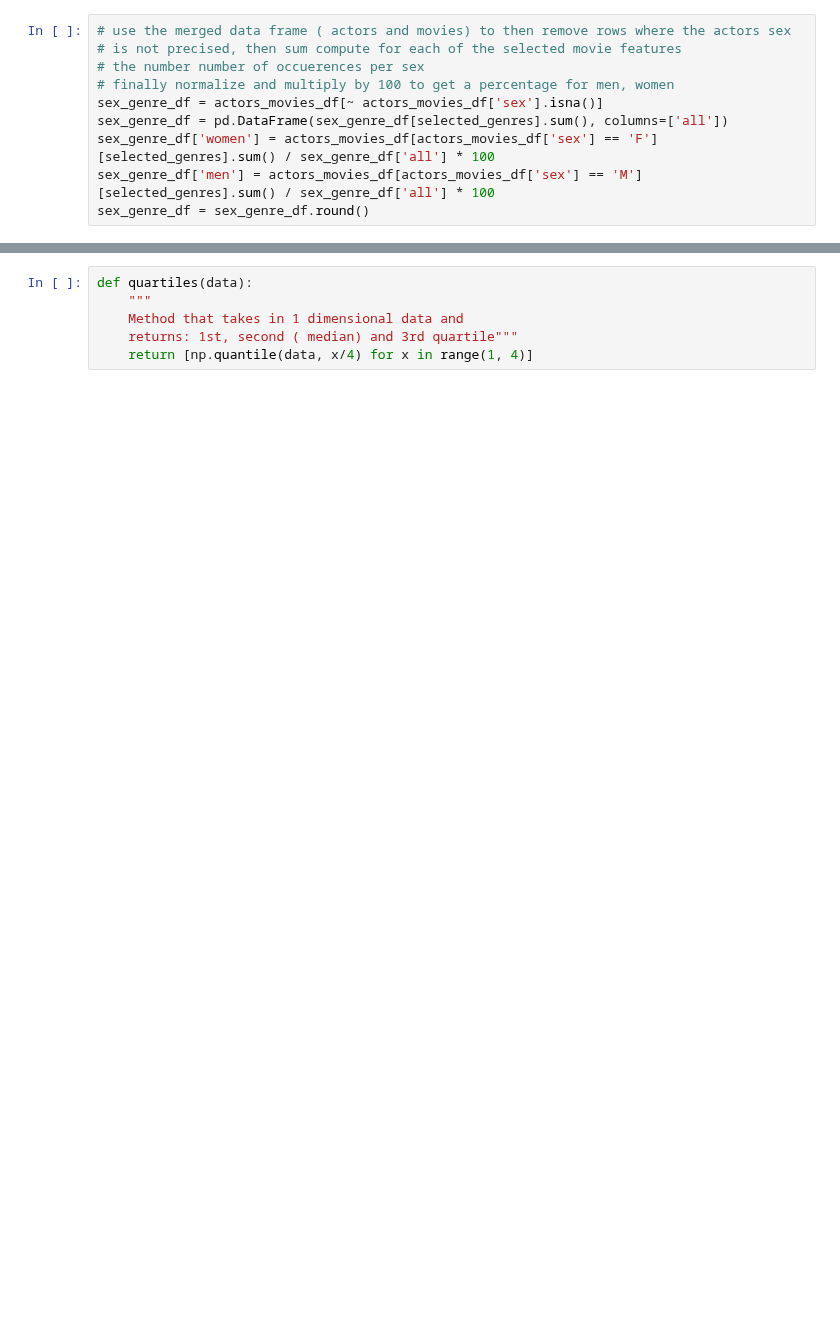
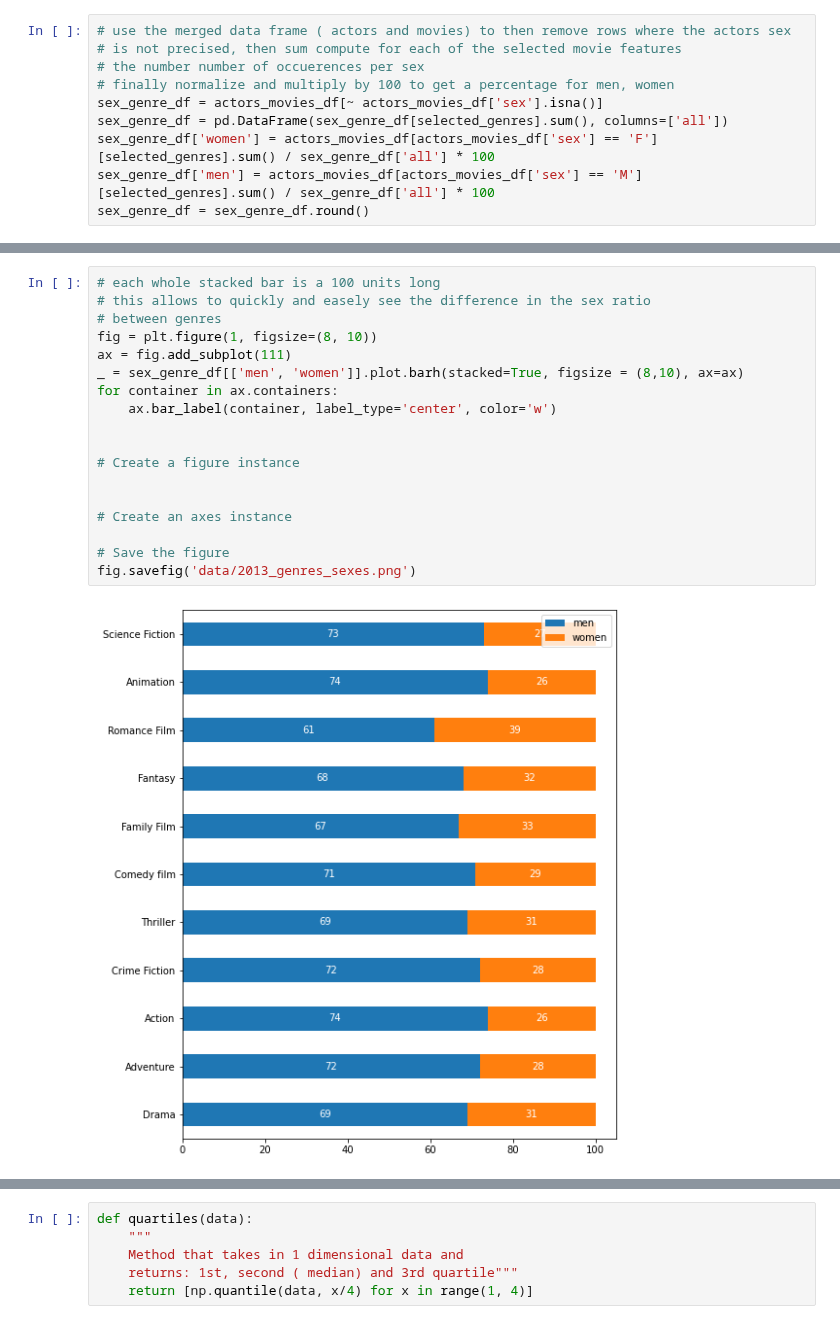
Before and after one commit to epfl-ada/ada-2022-project-rlab, a Jupyter notebook: sex_representation.ipynb, the cells around one changed output, grey strips where cells are left out. Drawn from its saved outputs; the diff is of its cells as text; blank space fills up the shorter version.

```diff
--- a/sex_representation.ipynb
+++ b/sex_representation.ipynb
@@ -204,3 +216,23 @@ for container in ax.containers:
+# %%
+# each whole stacked bar is a 100 units long
+# this allows to quickly and easely see the difference in the sex ratio
+# between genres
+fig = plt.figure(1, figsize=(8, 10))
+ax = fig.add_subplot(111)
+_ = sex_genre_df[['men', 'women']].plot.barh(stacked=True, figsize = (8,10), ax=ax)
+for container in ax.containers:
+    ax.bar_label(container, label_type='center', color='w')
+
+
+# Create a figure instance
+
+
+# Create an axes instance
+
+# Save the figure
+fig.savefig('data/2013_genres_sexes.png')
+# %% [output]
+[figure, added]
 # %%
 # we compute how many roles are played by men and women
 print("Role numbers divided by sex")
```
Also changed, not shown: parts of 43 cells of this notebook, 1 other file.
